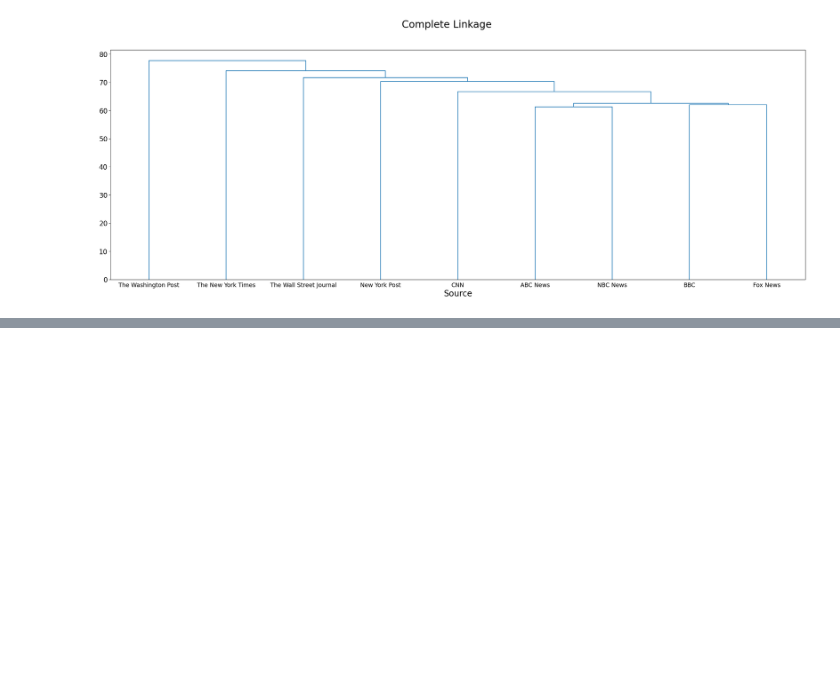
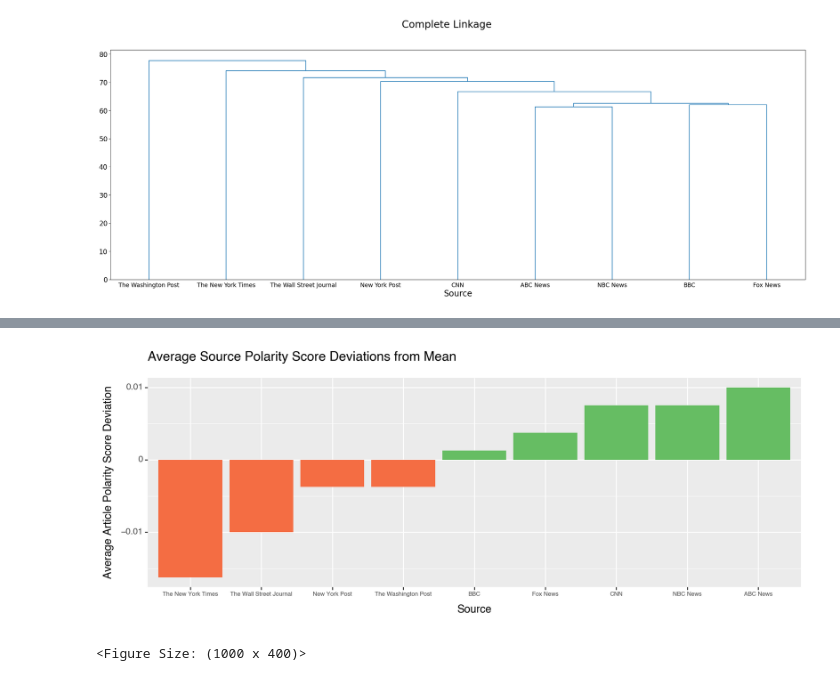
Before and after one commit to kamilapalys/capstone, a Jupyter notebook: src/news.ipynb, the cells around one changed output, grey strips where cells are left out. Saved outputs shown, nothing was run; the diff lists cells and outputs as text; code cells hidden in the pictures; blank space fills up the shorter version.

```diff
--- a/src/news.ipynb
+++ b/src/news.ipynb
@@ -550,0 +581,18 @@ scores_df.iloc[:10, :]
+# %%
+# create a df for each source and its polarity score total deviations from the topic means
+
+polarity_devs = pd.DataFrame({'source':scores_df['source'].value_counts().index,
+                              'polarity_dev':scores_df[scores_df['topic'] == 'Chinese Surveillance Balloon']\
+                                ['average_source_polarity_deviation_from_topic_mean']})
+polarity_devs['sign'] = np.where(polarity_devs['polarity_dev'] > 0, 'pos', 'neg')
+polarity_devs.sort_values(by='polarity_dev', ascending=True, inplace=True)
+polarity_devs.reset_index(drop=True, inplace=True)
+
+source_order = CategoricalDtype(
+    ["The New York Times", "The Wall Street Journal", "New York Post",
+     "The Washington Post", "BBC", "Fox News", "CNN", "NBC News", "ABC News"],
+    ordered=False
+)
+polarity_devs['source'] = polarity_devs['source'].astype(source_order)
+
+polarity_devs
@@ -550,0 +610,13 @@ scores_df.iloc[:10, :]
+# %%
+colors = {"pos":'#66bd63', "neg":'#f46d43'}
+
+(
+ggplot(polarity_devs, aes(x="source", y="polarity_dev", fill="sign"))
++ geom_col(stat="identity")
++ labs(x='Source', y='Average Article Polarity Score Deviation', title='Average Source Polarity Score Deviations from Mean')
++ theme(figure_size = (10, 4), axis_text_x=element_text(size=6, face='bold'), legend_position = "none")
++ scale_fill_manual(values = colors)
+)
+# %% [output]
+[figure, added]
+<Figure Size: (1000 x 400)>
```
Also changed, not shown: parts of 7 cells of this notebook, 1 other file.
